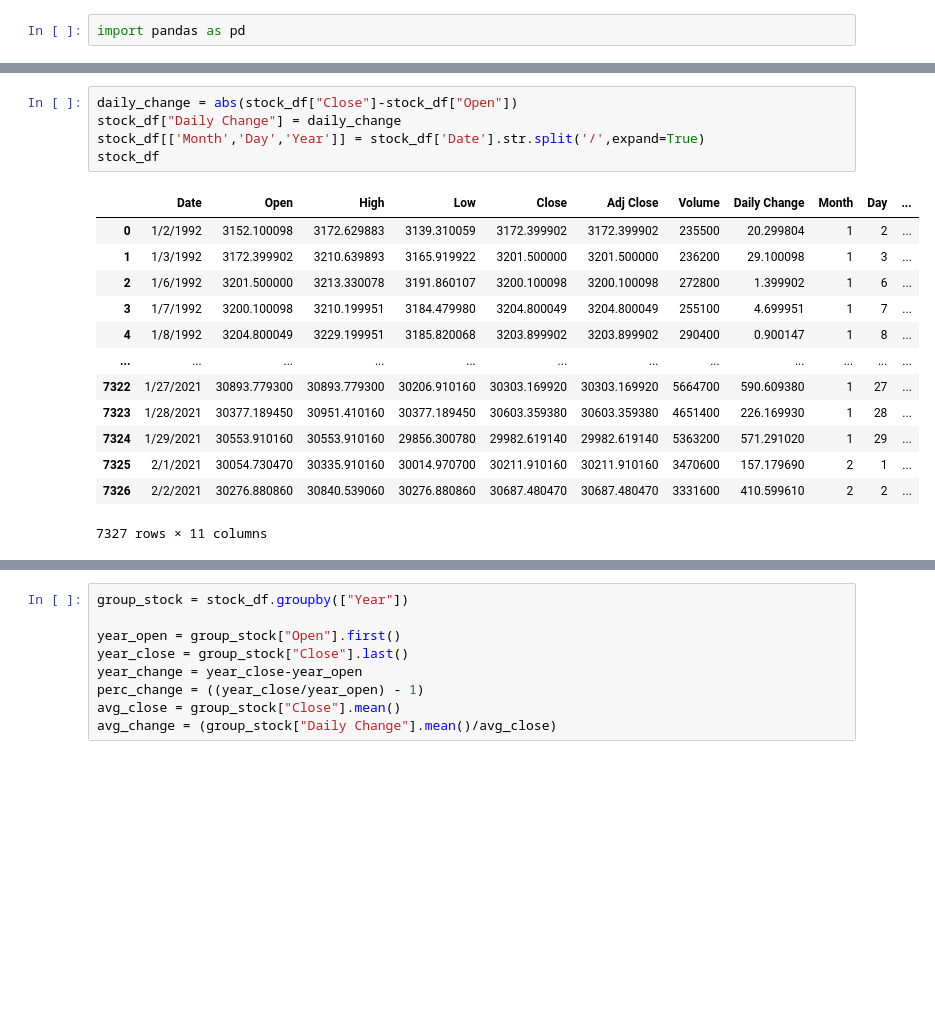
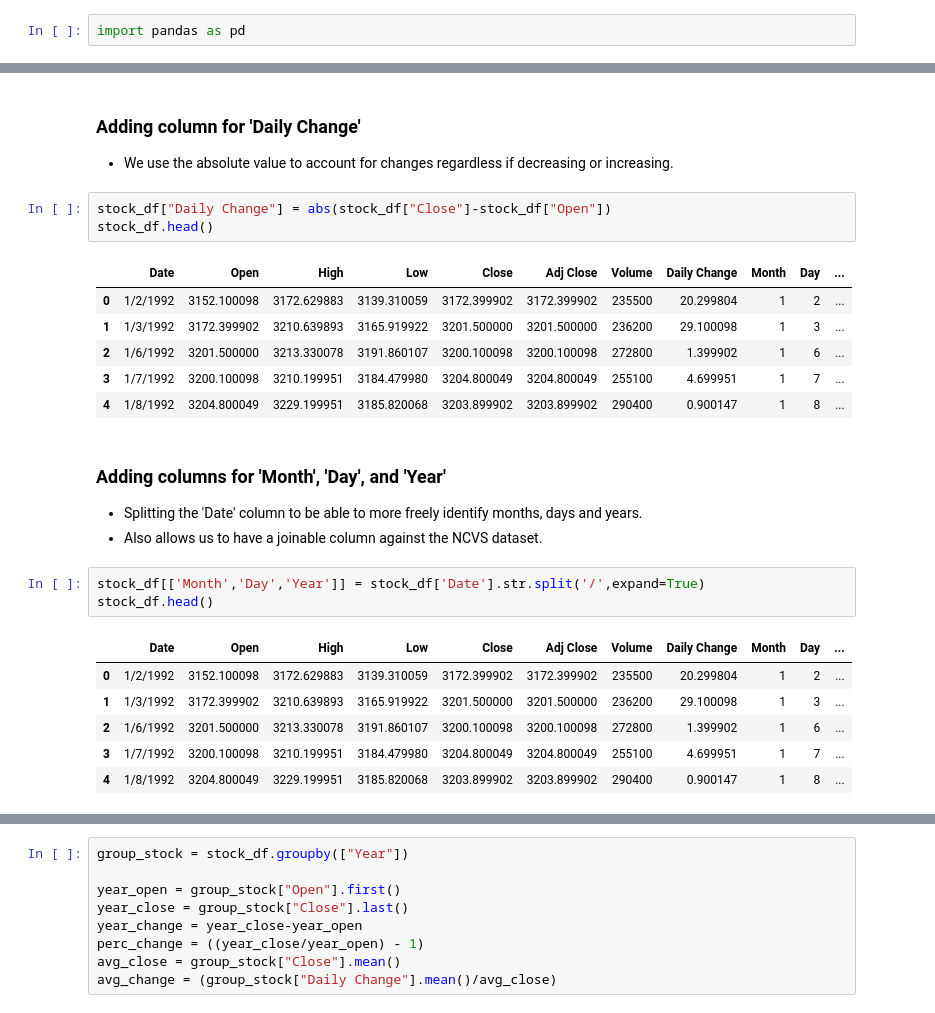
Before and after one commit to SyFlores/Crime_Victimization_and_the_Stock_Market, a Jupyter notebook: DataCleaning/Stock Data Cleaning.ipynb, the cells around one changed output, grey strips where cells are left out. Drawn from its saved outputs; the diff is of its cells as text; blank space fills up the shorter version.

```diff
--- a/DataCleaning/Stock Data Cleaning.ipynb
+++ b/DataCleaning/Stock Data Cleaning.ipynb
@@ -22,19 +33,27 @@ stock_df
+# %% [markdown]
+### Adding column for 'Daily Change'
+- We use the absolute value to account for changes regardless if decreasing or increasing.
+# %%
+stock_df["Daily Change"] = abs(stock_df["Close"]-stock_df["Open"])
+stock_df.head()
+# %% [output]
+|  | Date | Open | High | Low | Close | Adj Close | Volume | Daily Change | Month | Day | ... |
+| 0 | 1/2/1992 | 3152.100098 | 3172.629883 | 3139.310059 | 3172.399902 | 3172.399902 | 235500 | 20.299804 | 1 | 2 | ... |
+| 1 | 1/3/1992 | 3172.399902 | 3210.639893 | 3165.919922 | 3201.500000 | 3201.500000 | 236200 | 29.100098 | 1 | 3 | ... |
+| 2 | 1/6/1992 | 3201.500000 | 3213.330078 | 3191.860107 | 3200.100098 | 3200.100098 | 272800 | 1.399902 | 1 | 6 | ... |
+| 3 | 1/7/1992 | 3200.100098 | 3210.199951 | 3184.479980 | 3204.800049 | 3204.800049 | 255100 | 4.699951 | 1 | 7 | ... |
+| 4 | 1/8/1992 | 3204.800049 | 3229.199951 | 3185.820068 | 3203.899902 | 3203.899902 | 290400 | 0.900147 | 1 | 8 | ... |
+# %% [markdown]
+### Adding columns for 'Month', 'Day', and 'Year'
+- Splitting the 'Date' column to be able to more freely identify months, days and years.
+- Also allows us to have a joinable column against the NCVS dataset.
 # %%
-daily_change = abs(stock_df["Close"]-stock_df["Open"])
-stock_df["Daily Change"] = daily_change
 stock_df[['Month','Day','Year']] = stock_df['Date'].str.split('/',expand=True)
-stock_df
+stock_df.head()
 # %% [output]
 |  | Date | Open | High | Low | Close | Adj Close | Volume | Daily Change | Month | Day | ... |
 | 0 | 1/2/1992 | 3152.100098 | 3172.629883 | 3139.310059 | 3172.399902 | 3172.399902 | 235500 | 20.299804 | 1 | 2 | ... |
 | 1 | 1/3/1992 | 3172.399902 | 3210.639893 | 3165.919922 | 3201.500000 | 3201.500000 | 236200 | 29.100098 | 1 | 3 | ... |
 | 2 | 1/6/1992 | 3201.500000 | 3213.330078 | 3191.860107 | 3200.100098 | 3200.100098 | 272800 | 1.399902 | 1 | 6 | ... |
 | 3 | 1/7/1992 | 3200.100098 | 3210.199951 | 3184.479980 | 3204.800049 | 3204.800049 | 255100 | 4.699951 | 1 | 7 | ... |
 | 4 | 1/8/1992 | 3204.800049 | 3229.199951 | 3185.820068 | 3203.899902 | 3203.899902 | 290400 | 0.900147 | 1 | 8 | ... |
-| ... | ... | ... | ... | ... | ... | ... | ... | ... | ... | ... | ... |
-| 7322 | 1/27/2021 | 30893.779300 | 30893.779300 | 30206.910160 | 30303.169920 | 30303.169920 | 5664700 | 590.609380 | 1 | 27 | ... |
-| 7323 | 1/28/2021 | 30377.189450 | 30951.410160 | 30377.189450 | 30603.359380 | 30603.359380 | 4651400 | 226.169930 | 1 | 28 | ... |
-| 7324 | 1/29/2021 | 30553.910160 | 30553.910160 | 29856.300780 | 29982.619140 | 29982.619140 | 5363200 | 571.291020 | 1 | 29 | ... |
-| 7325 | 2/1/2021 | 30054.730470 | 30335.910160 | 30014.970700 | 30211.910160 | 30211.910160 | 3470600 | 157.179690 | 2 | 1 | ... |
-| 7326 | 2/2/2021 | 30276.880860 | 30840.539060 | 30276.880860 | 30687.480470 | 30687.480470 | 3331600 | 410.599610 | 2 | 2 | ... |
-7327 rows × 11 columns
```
Also changed, not shown: parts of 12 cells of this notebook, 2 other files.
